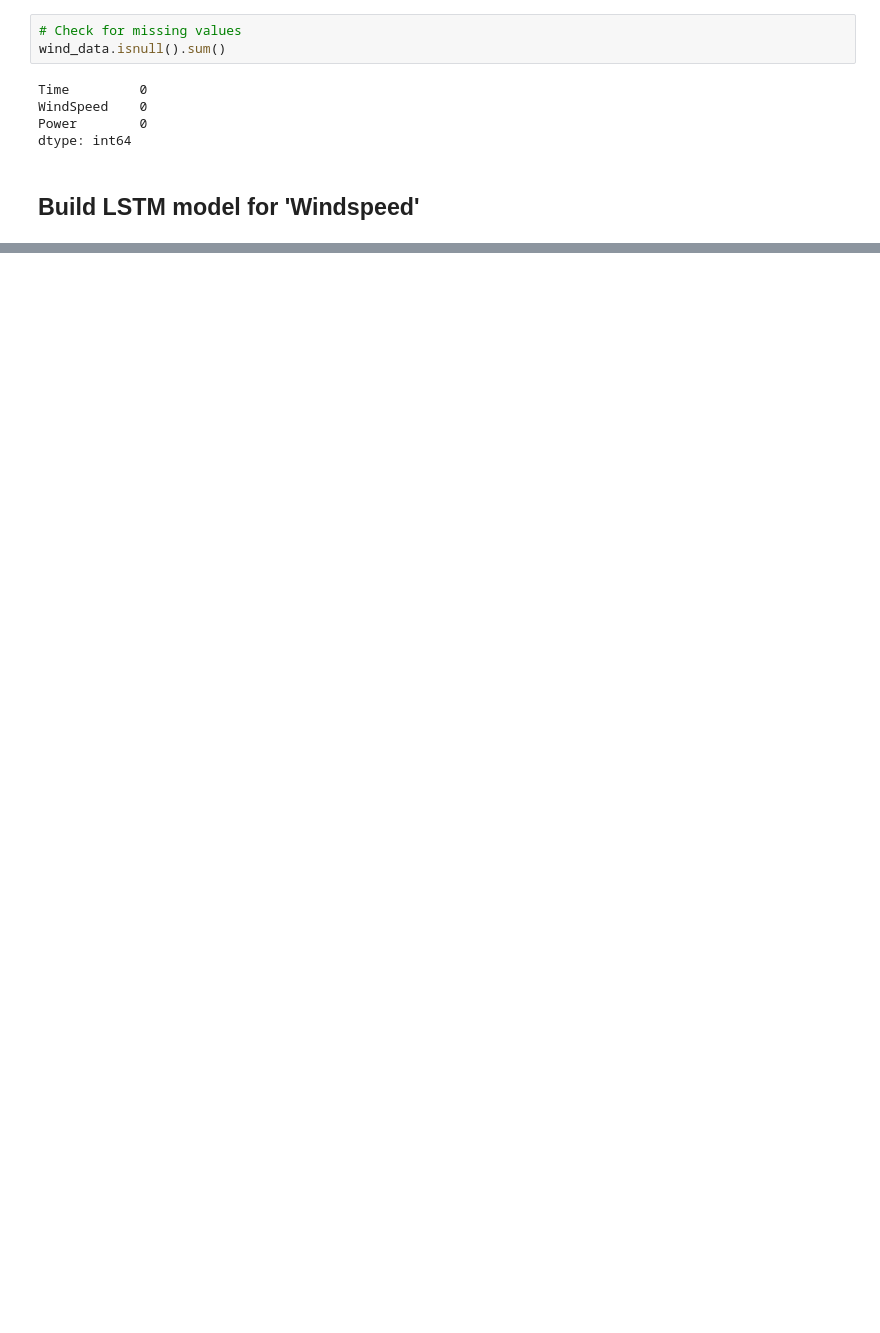
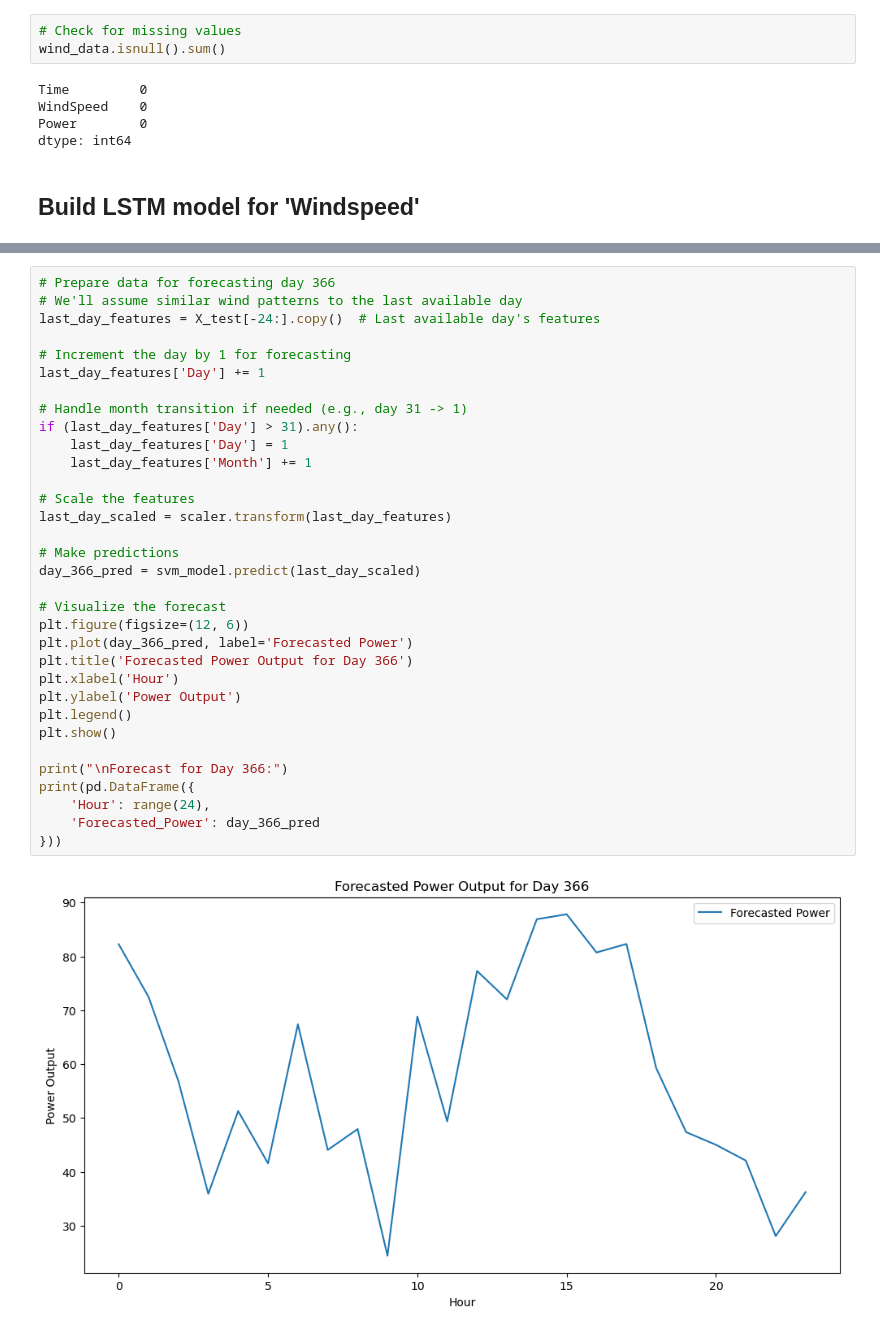
Before and after one commit to Dejiwonder/Time_series_Forecasting_with_LSTM, a Jupyter notebook: LSTM.ipynb, the cells around one changed output, grey strips where cells are left out. Cells and saved outputs as stored; diff of their text form; blank space fills up the shorter version.

```diff
--- a/LSTM.ipynb
+++ b/LSTM.ipynb
@@ -43,0 +135,35 @@ dtype: int64
+# %%
+# Prepare data for forecasting day 366
+# We'll assume similar wind patterns to the last available day
+last_day_features = X_test[-24:].copy()  # Last available day's features
+
+# Increment the day by 1 for forecasting
+last_day_features['Day'] += 1
+
+# Handle month transition if needed (e.g., day 31 -> 1)
+if (last_day_features['Day'] > 31).any():
+    last_day_features['Day'] = 1
+    last_day_features['Month'] += 1
+
+# Scale the features
+last_day_scaled = scaler.transform(last_day_features)
+
+# Make predictions
+day_366_pred = svm_model.predict(last_day_scaled)
+
+# Visualize the forecast
+plt.figure(figsize=(12, 6))
+plt.plot(day_366_pred, label='Forecasted Power')
+plt.title('Forecasted Power Output for Day 366')
+plt.xlabel('Hour')
+plt.ylabel('Power Output')
+plt.legend()
+plt.show()
+
+print("\nForecast for Day 366:")
+print(pd.DataFrame({
+    'Hour': range(24),
+    'Forecasted_Power': day_366_pred
+}))
+# %% [output]
+[figure, added]
```
Also changed, not shown: parts of 5 cells of this notebook.
